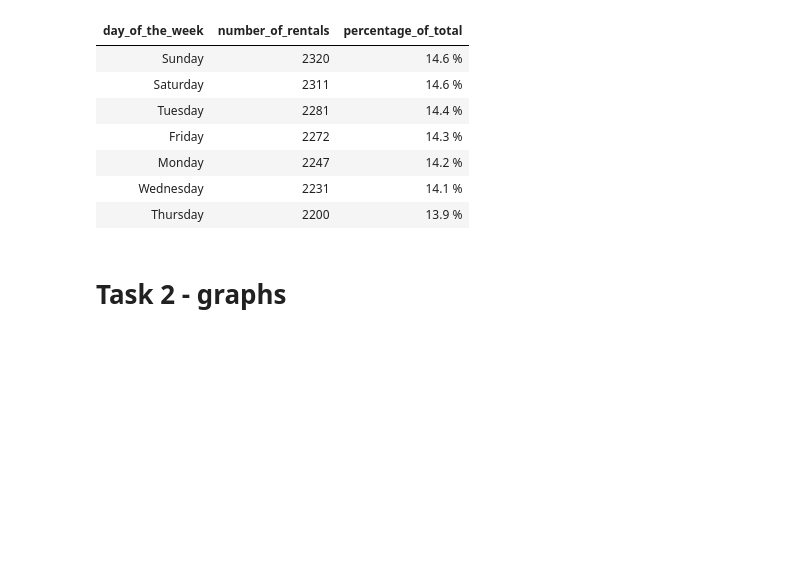
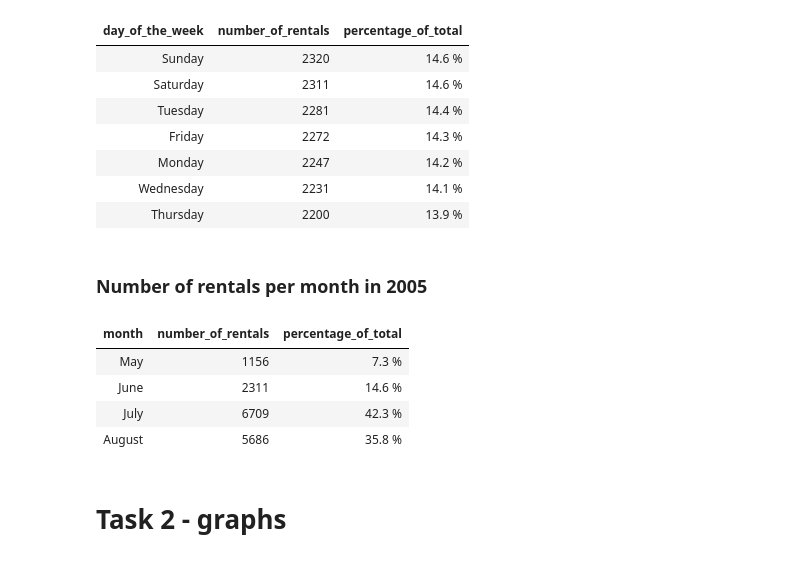
Before and after one commit to Josefin3647/sakila_lab_josefin_le, a Jupyter notebook: eda.ipynb, the cells around one changed output. Drawn from its saved outputs; the diff is of its cells as text; code cells hidden in the pictures; blank space fills up the shorter version.

```diff
--- a/eda.ipynb
+++ b/eda.ipynb
@@ -253,6 +258,27 @@ df.style.hide(axis="index")
 | Monday | 2247 | 14.2 % |
 | Wednesday | 2231 | 14.1 % |
 | Thursday | 2200 | 13.9 % |
+# %% [markdown]
+### Number of rentals per month in 2005
+# %%
+df = query_sakila("""SELECT
+            strftime(rental_date, '%B') AS month,
+            COUNT(rental_date) AS number_of_rentals,
+            ROUND(number_of_rentals * 100.0 / SUM(number_of_rentals) OVER (), 1) || ' %' AS percentage_of_total
+            FROM staging.rental
+            WHERE YEAR(rental_date) = 2005
+            GROUP BY month
+            ORDER BY month DESC
+            ;
+            """)
+
+df.style.hide(axis="index")
+# %% [output]
+| month | number_of_rentals | percentage_of_total |
+| May | 1156 | 7.3 % |
+| June | 2311 | 14.6 % |
+| July | 6709 | 42.3 % |
+| August | 5686 | 35.8 % |
 # %% [markdown]
 # Task 2 - graphs
 # %% [markdown]
```
Also changed, not shown: parts of 3 cells of this notebook, 12 other files.
